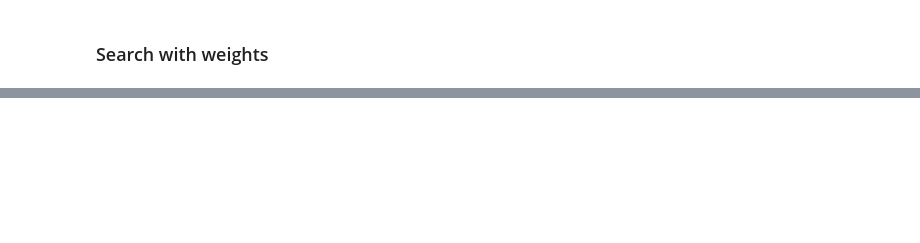
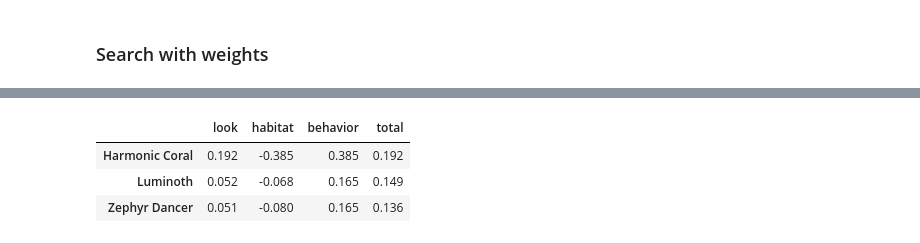
Before and after one commit to superlinked/article-multi-attribute-search, a Jupyter notebook: notebook.ipynb, the cells around one changed output, grey strips where cells are left out. Saved outputs shown, nothing was run; the diff lists cells and outputs as text; code cells hidden in the pictures; blank space fills up the shorter version.

```diff
--- a/notebook.ipynb
+++ b/notebook.ipynb
@@ -292,3 +371,19 @@ format_result(result)
 | Harmonic Coral | 0.192450 | Branching, musical instrument-lik... | Shallow seas and tidal pools | Creates complex melodies to commu... |
 | Luminoth | 0.149196 | Moth-like creature with glowing w... | Dense forests and jungles with bi... | Emits soothing light patterns to ... |
 | Zephyr Dancer | 0.136456 | Graceful avian creature with irid... | High mountain peaks and wind-swep... | Creates mesmerizing aerial displa... |
+# %%
+params = {"limit": LIMIT, **weights}
+query_vector = get_query_vector(
+    monster_index, app, monster_query.with_vector(monster, "Harmonic Coral"), params
+)
+ids = [entry.stored_object["id"] for entry in result.entries]
+vc = vector_sampler.get_vectors_by_ids(
+    id_=ids, index=monster_index, schema=monster
+).vectors
+
+get_scores(ids, query_vector, vc)
+# %% [output]
+|  | look | habitat | behavior | total |
+| Harmonic Coral | 0.192 | -0.385 | 0.385 | 0.192 |
+| Luminoth | 0.052 | -0.068 | 0.165 | 0.149 |
+| Zephyr Dancer | 0.051 | -0.080 | 0.165 | 0.136 |
```
Also changed, not shown: parts of 9 cells of this notebook.
